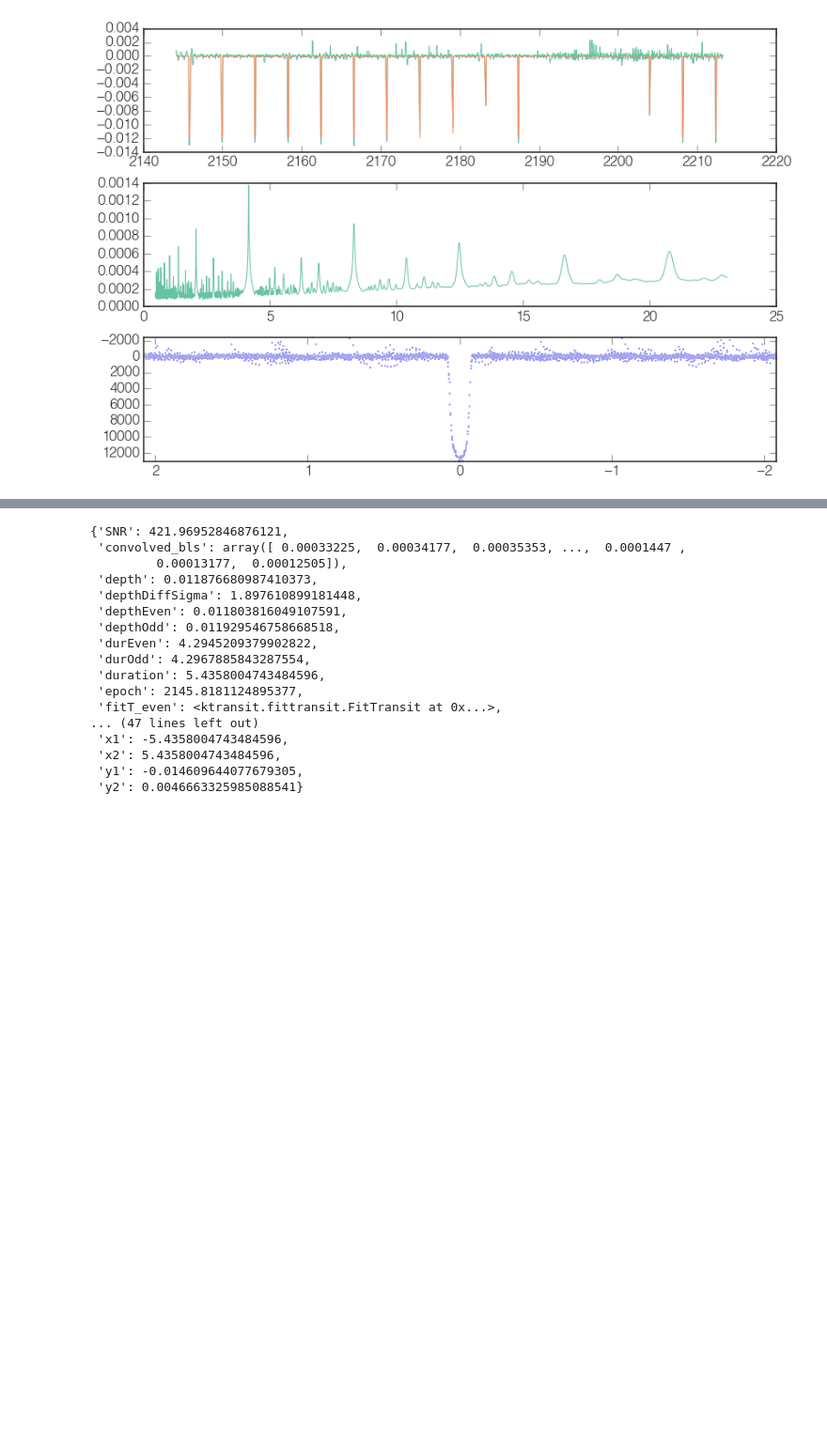
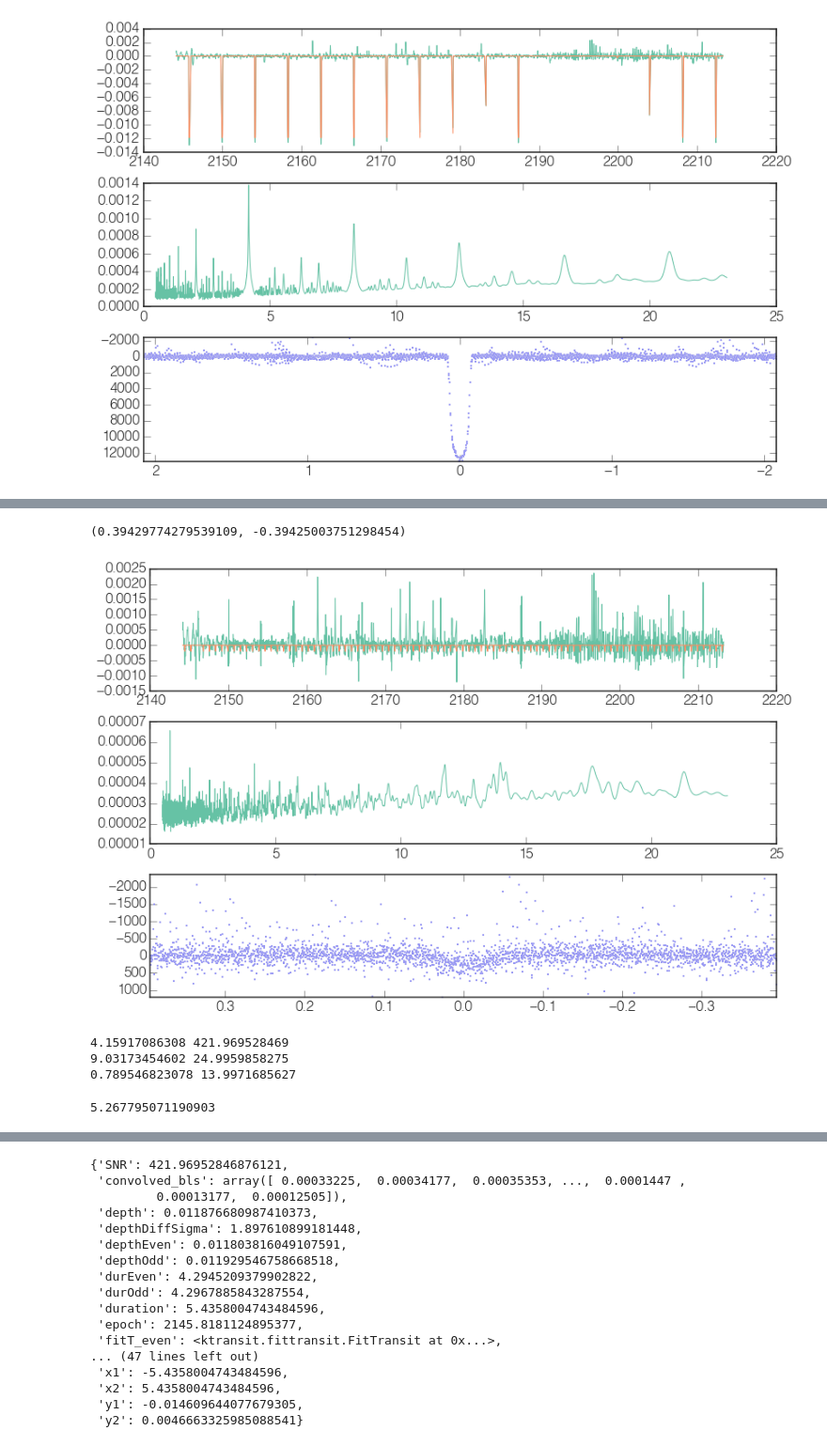
Before and after one commit to exoplanetvetting/DAVE, a Jupyter notebook: blsCode/Untitled.ipynb, the cells around one changed output, grey strips where cells are left out. Shown at 94% size. Cells and saved outputs as stored; diff of their text form; code cells hidden in the pictures; blank space fills up the shorter version.

```diff
--- a/blsCode/Untitled.ipynb
+++ b/blsCode/Untitled.ipynb
@@ -135,0 +165,39 @@ ax3.set_xlim([np.max(q),np.min(q)])
+# %%
+
+
+fluxmin2 = fluxmin - outsmin['transitModel']
+
+#time, flux = yash_bls.outlierRemoval(time, fluxmin)
+#fluxmin = yash_bls.medianDetrend(fluxmin, 26)
+
+# Main transit search
+minPeriod = 0.5     # Limitations of BLS Fortran code
+maxPeriod = (time[-1] - time[0]) / 3.
+
+outsmin2 = doSearch(time, fluxmin2, minPeriod, maxPeriod, )
+# %%
+fig, [ax1,ax2,ax3] = plt.subplots(3,1,figsize=[12,9])
+ax1.plot(time, fluxmin2 )
+ax1.plot(time, outsmin2['transitModel'] )
+
+#ax2.plot(time, flux )
+ax2.plot(outsmin2['period_guesses'], outsmin2['convolved_bls'])
+q,f = get_qf(time,fluxmin2, outsmin2['epoch'], outsmin2['period'])
+ax3.scatter(q,f, s=4)
+ax3.set_ylim([np.max(f),np.min(f)])
+ax3.set_xlim([np.max(q),np.min(q)])
+# %% [output]
+(0.39429774279539109, -0.39425003751298454)
+[figure, added]
+# %%
+print(outs['period'], outs['SNR'])
+print(outsmin['period'], outsmin['SNR'])
+print(outsmin2['period'],  outsmin2['SNR'])
+# %% [output]
+4.15917086308 421.969528469
+9.03173454602 24.9959858275
+0.789546823078 13.9971685627
+# %%
+4.1591708630839328 / 0.78954682307784974
+# %% [output]
+5.267795071190903
```
Also changed, not shown: parts of 9 cells of this notebook, 1 other file.
